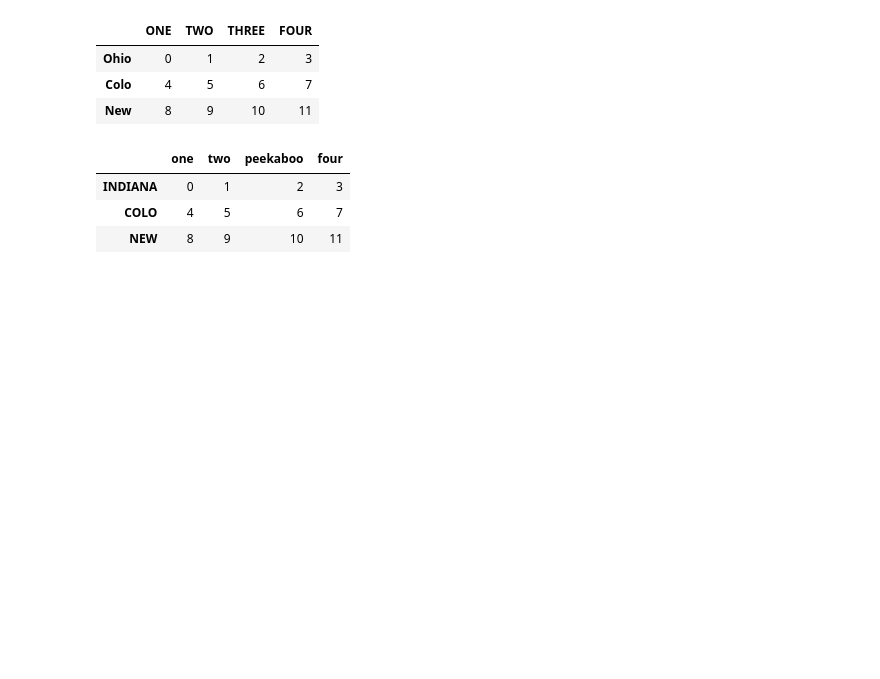
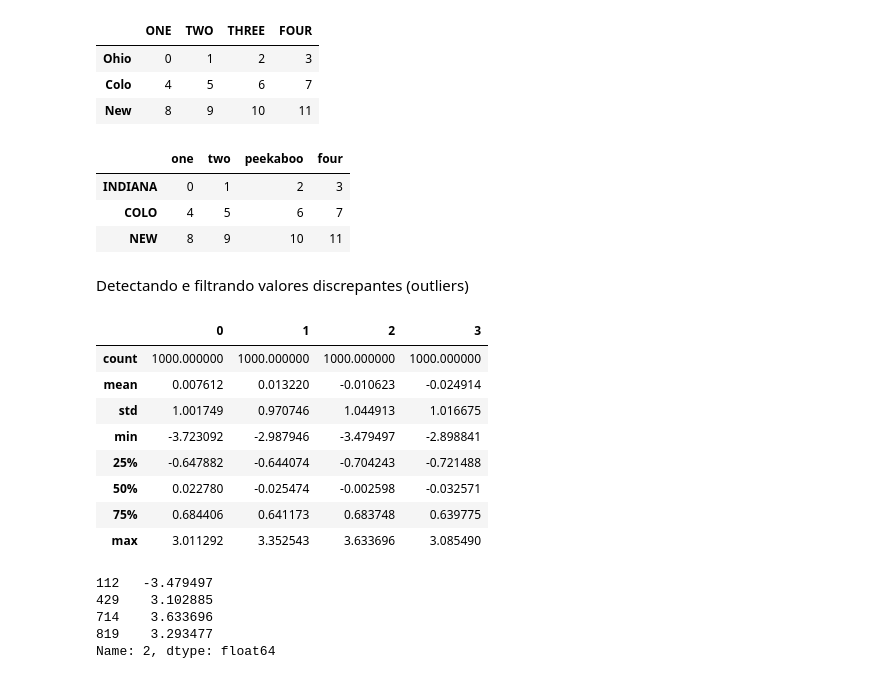
Before and after one commit to valdenio458/livro-python-para-analise-de-dados, a Jupyter notebook: capitulo_7.ipynb, the cells around one changed output. Drawn from its saved outputs; the diff is of its cells as text; code cells hidden in the pictures; blank space fills up the shorter version.

Commit message:
Detectando e filtrando valores discrepantes (outliers)

```diff
--- a/capitulo_7.ipynb
+++ b/capitulo_7.ipynb
@@ -413,3 +413,19 @@ data.rename(index={'OHIO': 'INDIANA'},
 | INDIANA | 0 | 1 | 2 | 3 |
 | COLO | 4 | 5 | 6 | 7 |
 | NEW | 8 | 9 | 10 | 11 |
+# %% [markdown]
+Detectando e filtrando valores discrepantes (outliers)
+# %%
+data = pd.DataFrame(np.random.randn(1000, 4))
+# %%
+data.describe()
+# %% [output]
+|  | 0 | 1 | 2 | 3 |
+| count | 1000.000000 | 1000.000000 | 1000.000000 | 1000.000000 |
+| mean | 0.007612 | 0.013220 | -0.010623 | -0.024914 |
+| std | 1.001749 | 0.970746 | 1.044913 | 1.016675 |
+| min | -3.723092 | -2.987946 | -3.479497 | -2.898841 |
+| 25% | -0.647882 | -0.644074 | -0.704243 | -0.721488 |
+| 50% | 0.022780 | -0.025474 | -0.002598 | -0.032571 |
+| 75% | 0.684406 | 0.641173 | 0.683748 | 0.639775 |
+| max | 3.011292 | 3.352543 | 3.633696 | 3.085490 |
@@ -415,0 +434,9 @@ data.rename(index={'OHIO': 'INDIANA'},
+# %%
+# Encontrar valores que excedam 3 em vazlor absoluto em uma das colunas
+col[np.abs(col) > 3]
+# %% [output]
+112   -3.479497
+429    3.102885
+714    3.633696
+819    3.293477
+Name: 2, dtype: float64
```
Also changed, not shown: parts of 1 cell of this notebook.
